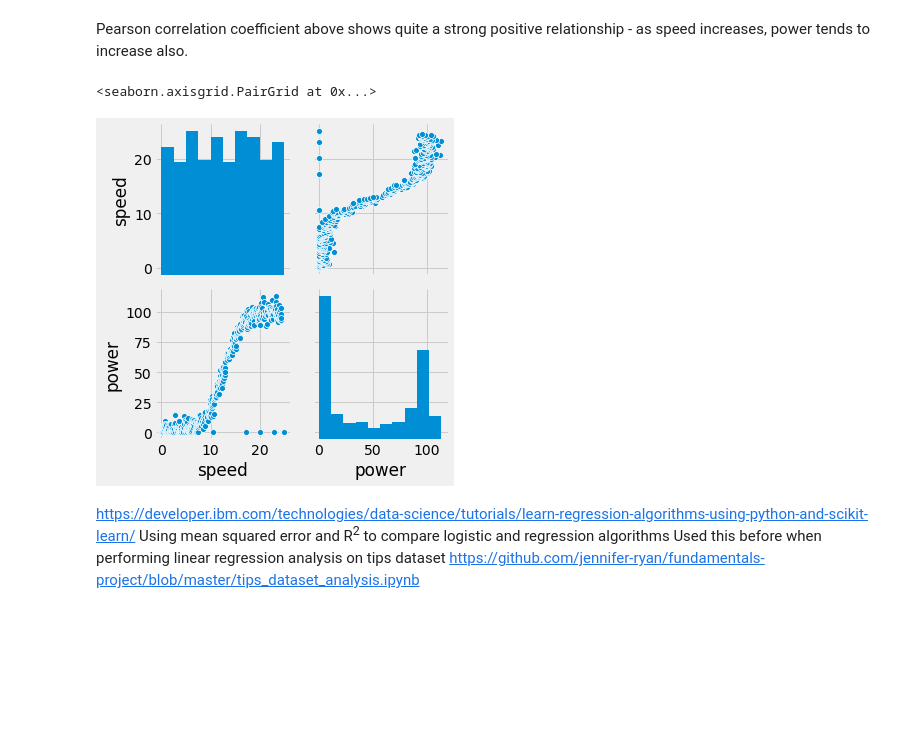
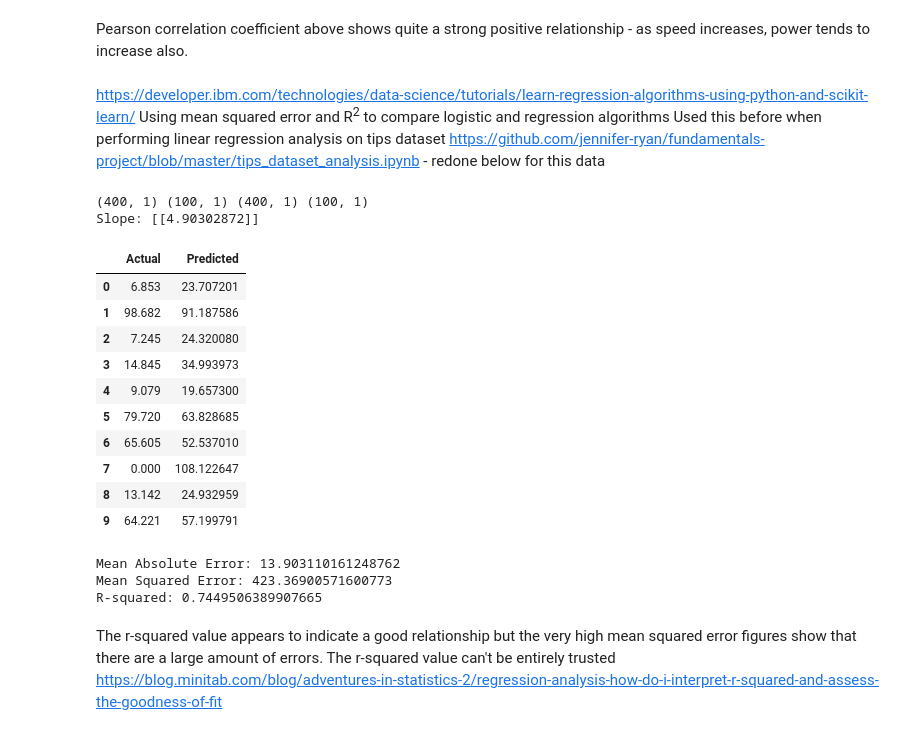
Before and after one commit to jennifer-ryan/machine-learning-project, a Jupyter notebook: Power Production Analysis.ipynb, the cells around one changed output. Cells and saved outputs as stored; diff of their text form; code cells hidden in the pictures; blank space fills up the shorter version.

Commit message:
Linear regression attempt

```diff
--- a/Power Production Analysis.ipynb
+++ b/Power Production Analysis.ipynb
@@ -78,14 +82,60 @@ data[['speed', 'power']].corr()
 | power | 0.853778 | 1.000000 |
 # %% [markdown]
 Pearson correlation coefficient above shows quite a strong positive relationship - as speed increases, power tends to increase also.
-# %%
-sns.pairplot(data)
-# %% [output]
-<seaborn.axisgrid.PairGrid at 0x...>
-[figure, removed]
 # %% [markdown]
 https://developer.ibm.com/technologies/data-science/tutorials/learn-regression-algorithms-using-python-and-scikit-learn/
 Using mean squared error and R<sup>2</sup> to compare logistic and regression algorithms
-Used this before when performing linear regression analysis on tips dataset https://github.com/jennifer-ryan/fundamentals-project/blob/master/tips_dataset_analysis.ipynb
+Used this before when performing linear regression analysis on tips dataset https://github.com/jennifer-ryan/fundamentals-project/blob/master/tips_dataset_analysis.ipynb - redone below for this data
+# %%
+# Linear regression analysis
+x = data['speed'].values.reshape(-1,1)
+y = data['power'].values.reshape(-1,1)
+
+# Splitting data into training and testing variables.
+x_train, x_test, y_train, y_test = train_test_split(x, y, test_size = 0.2, random_state = 10)
+
+# The sizes of each training and testing variable.
+print(x_train.shape, x_test.shape, y_train.shape, y_test.shape)
+
+
+# Training the model.
+reg = LinearRegression()
+model = reg.fit(x_train, y_train)
+
+# Slope of the line created by the model.
+print('Slope:',  reg.coef_)
+
+
+# Predicting power based on speed values.
+y_pred = reg.predict(x_test)
+
+# Comparing predictions against acutal values.
+test_model = pd.DataFrame({'Actual': y_test.flatten(), 'Predicted': y_pred.flatten()})
+test_model.head(10)
+# %% [output]
+(400, 1) (100, 1) (400, 1) (100, 1)
+Slope: [[4.90302872]]
+|  | Actual | Predicted |
+| 0 | 6.853 | 23.707201 |
+| 1 | 98.682 | 91.187586 |
+| 2 | 7.245 | 24.320080 |
+| 3 | 14.845 | 34.993973 |
+| 4 | 9.079 | 19.657300 |
+| 5 | 79.720 | 63.828685 |
+| 6 | 65.605 | 52.537010 |
+| 7 | 0.000 | 108.122647 |
+| 8 | 13.142 | 24.932959 |
+| 9 | 64.221 | 57.199791 |
+# %%
+# Evaluating the performance of the algorithm
+print('Mean Absolute Error:', metrics.mean_absolute_error(y_test, y_pred))
+print('Mean Squared Error:', metrics.mean_squared_error(y_test, y_pred))  # very sensitive to outlliers
+print('R-squared:', metrics.r2_score(y_test, y_pred))
+# %% [output]
+Mean Absolute Error: 13.903110161248762
+Mean Squared Error: 423.36900571600773
+R-squared: 0.7449506389907665
+# %% [markdown]
+The r-squared value appears to indicate a good relationship but the very high mean squared error figures show that there are a large amount of errors. The r-squared value can't be entirely trusted https://blog.minitab.com/blog/adventures-in-statistics-2/regression-analysis-how-do-i-interpret-r-squared-and-assess-the-goodness-of-fit
 # %%
 # %% [output]
```
Also changed, not shown: parts of 3 cells of this notebook.
